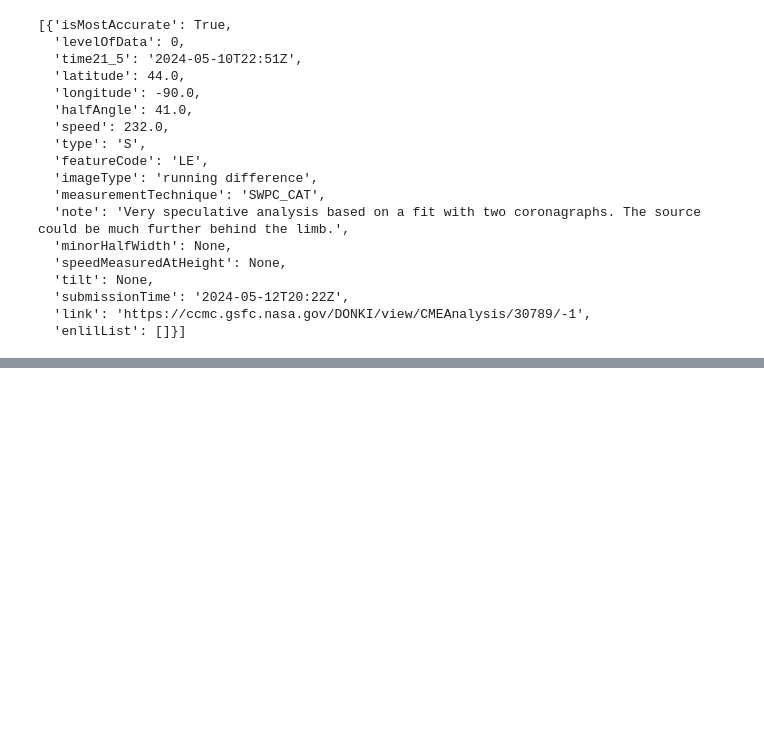
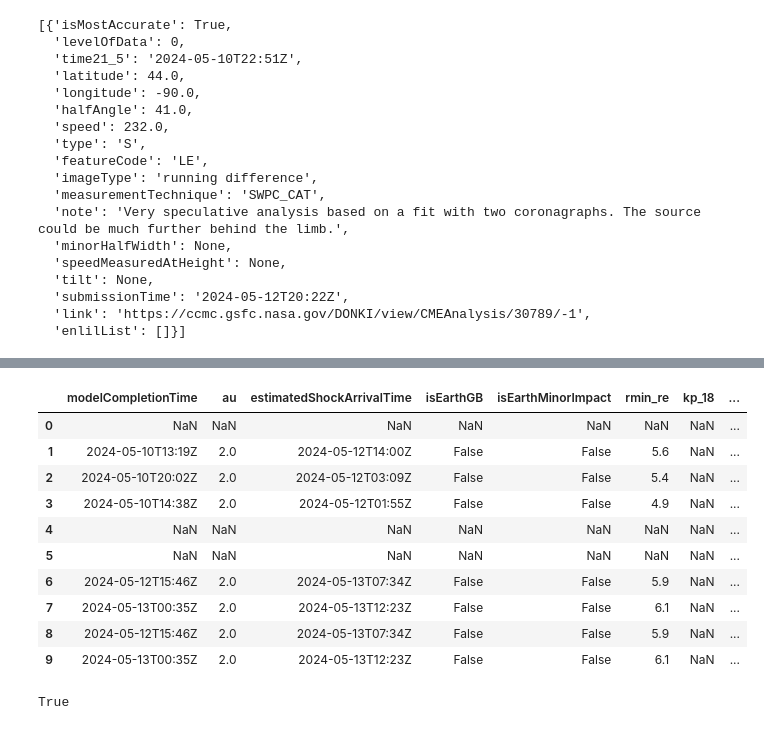
Before and after one commit to AGLRibeiro/Space_weather, a Jupyter notebook: notebooks/analysis_data.ipynb, the cells around one changed output, grey strips where cells are left out. Saved outputs shown, nothing was run; the diff lists cells and outputs as text; code cells hidden in the pictures; blank space fills up the shorter version.

```diff
--- a/notebooks/analysis_data.ipynb
+++ b/notebooks/analysis_data.ipynb
@@ -267,0 +307,16 @@ CME Keywords
+# %%
+x = pd.json_normalize(data["cmeAnalyses"].explode())
+# %%
+pd.json_normalize(x["enlilList"].explode())
+# %% [output]
+|  | modelCompletionTime | au | estimatedShockArrivalTime | isEarthGB | isEarthMinorImpact | rmin_re | kp_18 | ... |
+| 0 | NaN | NaN | NaN | NaN | NaN | NaN | NaN | ... |
+| 1 | 2024-05-10T13:19Z | 2.0 | 2024-05-12T14:00Z | False | False | 5.6 | NaN | ... |
+| 2 | 2024-05-10T20:02Z | 2.0 | 2024-05-12T03:09Z | False | False | 5.4 | NaN | ... |
+| 3 | 2024-05-10T14:38Z | 2.0 | 2024-05-12T01:55Z | False | False | 4.9 | NaN | ... |
+| 4 | NaN | NaN | NaN | NaN | NaN | NaN | NaN | ... |
+| 5 | NaN | NaN | NaN | NaN | NaN | NaN | NaN | ... |
+| 6 | 2024-05-12T15:46Z | 2.0 | 2024-05-13T07:34Z | False | False | 5.9 | NaN | ... |
+| 7 | 2024-05-13T00:35Z | 2.0 | 2024-05-13T12:23Z | False | False | 6.1 | NaN | ... |
+| 8 | 2024-05-12T15:46Z | 2.0 | 2024-05-13T07:34Z | False | False | 5.9 | NaN | ... |
+| 9 | 2024-05-13T00:35Z | 2.0 | 2024-05-13T12:23Z | False | False | 6.1 | NaN | ... |
@@ -267,0 +327,4 @@ CME Keywords
+# %%
+x.equals(data_cme)
+# %% [output]
+True
```
Also changed, not shown: parts of 7 cells of this notebook, 8 other files.
